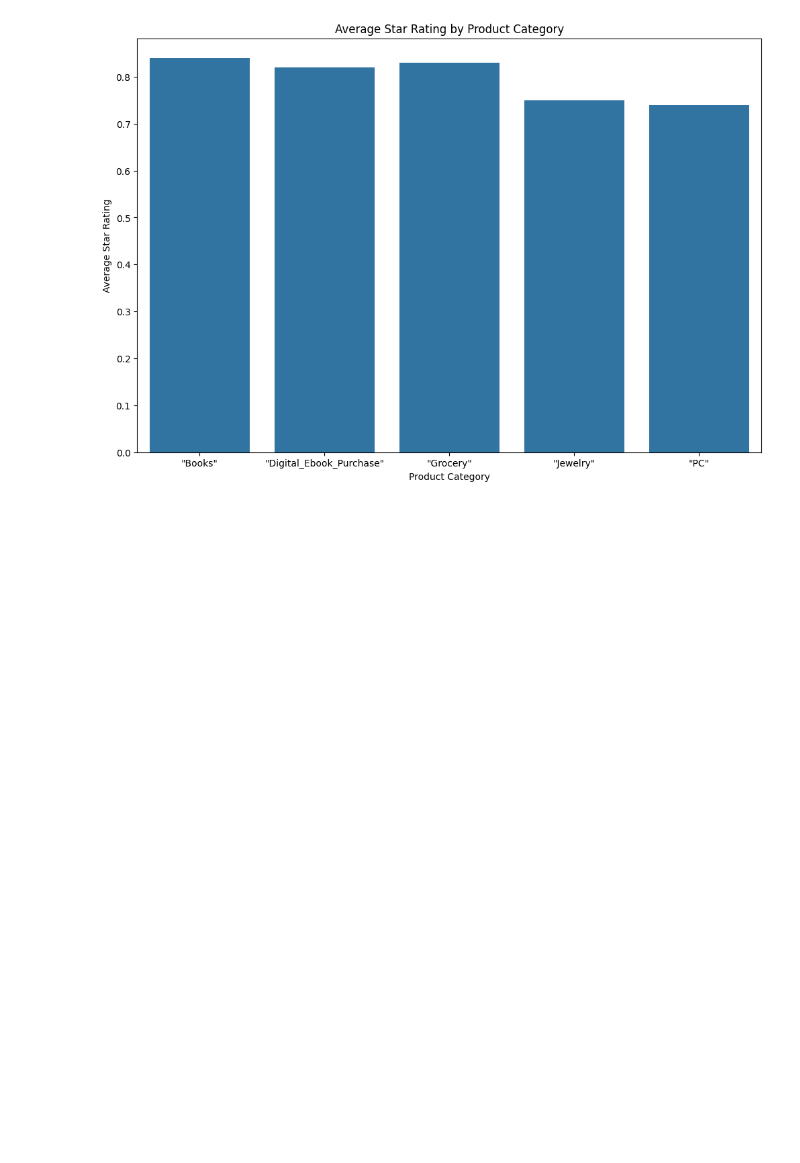
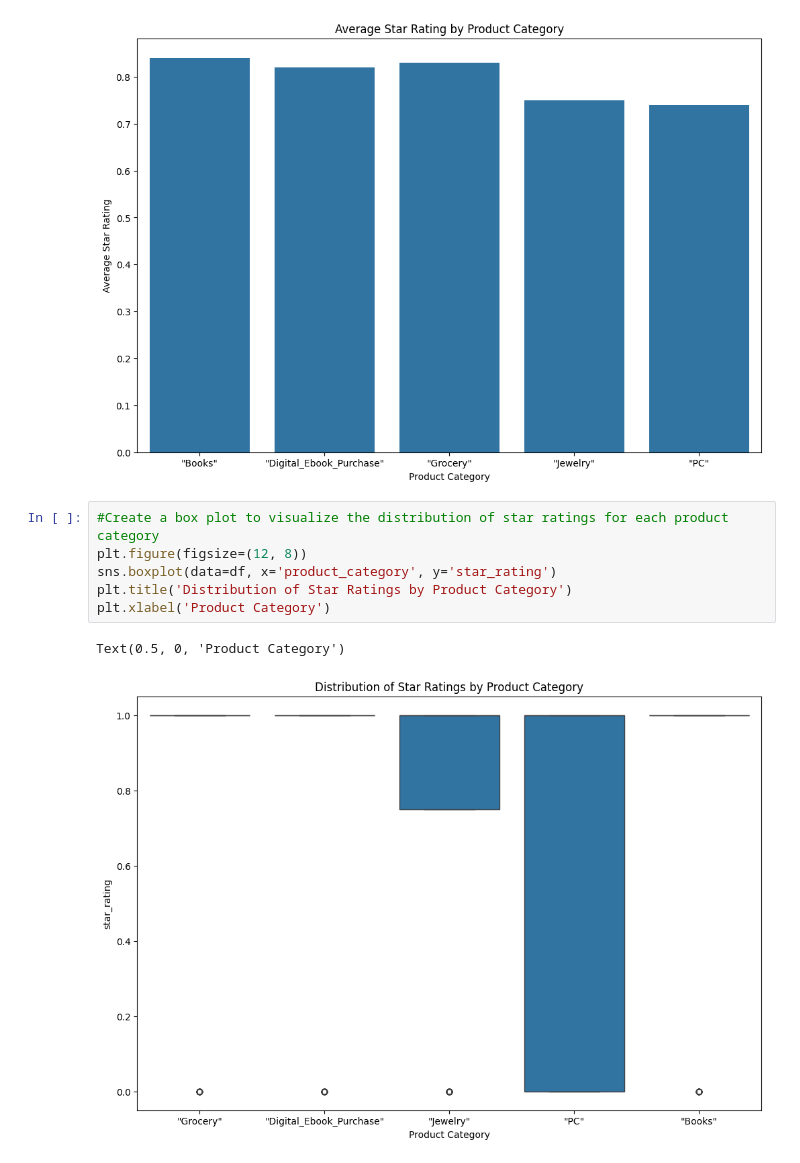
Before and after one commit to DuttaJasmine/OxPython4DataScience, a Jupyter notebook: 1. Data Exploration using Amazon book dataset.ipynb, the cells around one changed output. Drawn from its saved outputs; the diff is of its cells as text; blank space fills up the shorter version.

```diff
--- a/1. Data Exploration using Amazon book dataset.ipynb
+++ b/1. Data Exploration using Amazon book dataset.ipynb
@@ -220,3 +220,12 @@ plt.ylabel('Average Star Rating')
 # %% [output]
 Text(0, 0.5, 'Average Star Rating')
 [figure]
+# %%
+#Create a box plot to visualize the distribution of star ratings for each product category
+plt.figure(figsize=(12, 8))
+sns.boxplot(data=df, x='product_category', y='star_rating')
+plt.title('Distribution of Star Ratings by Product Category')
+plt.xlabel('Product Category')
+# %% [output]
+Text(0.5, 0, 'Product Category')
+[figure, added]
```
Also changed, not shown: parts of 1 cell of this notebook.
